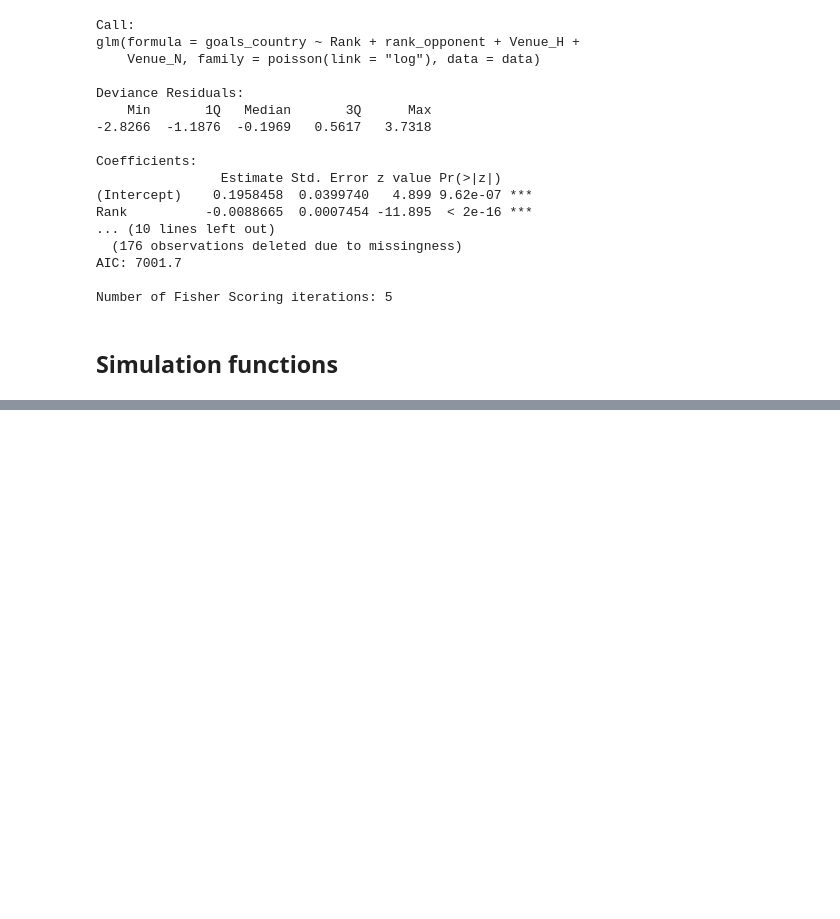
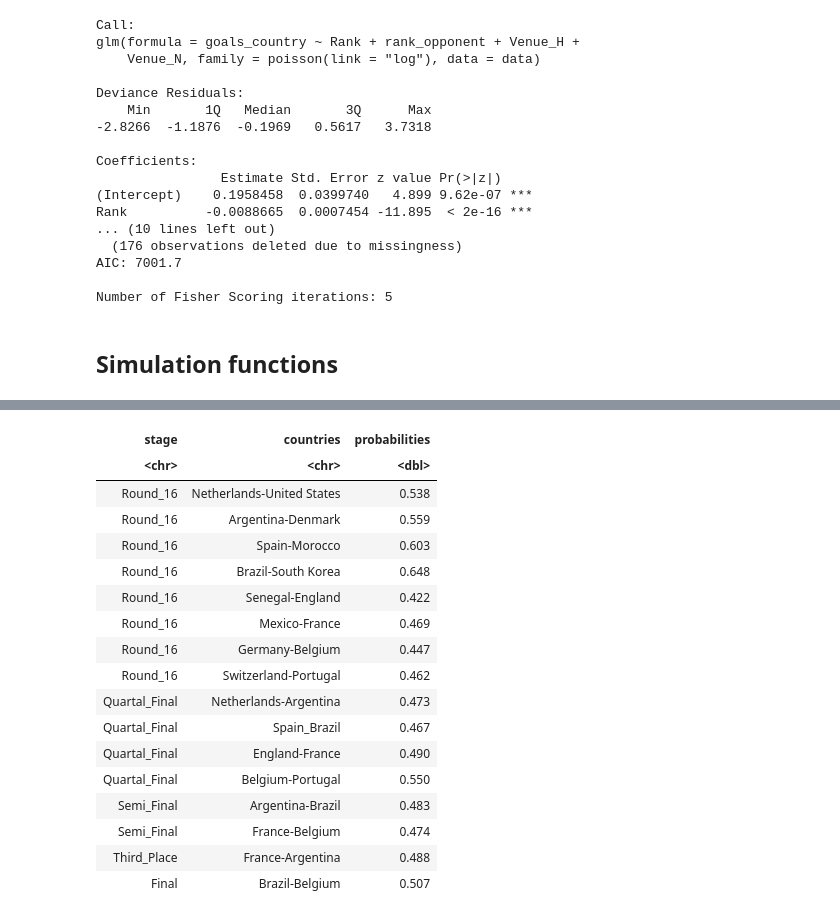
Before and after one commit to denisnaumov0506/FootballAnalyticsProject, a Jupyter notebook: FinalNotebook/finalNotebookFootball.ipynb, the cells around one changed output, grey strips where cells are left out. Saved outputs shown, nothing was run; the diff lists cells and outputs as text; code cells hidden in the pictures; blank space fills up the shorter version.

```diff
--- a/FinalNotebook/finalNotebookFootball.ipynb
+++ b/FinalNotebook/finalNotebookFootball.ipynb
@@ -921,0 +1032,9 @@ groupH = simulateGroupPlay(iter = 1000, test, model, 'Portugal', 'Ghana', 'Urugu
+# %%
+Netherlands_Argentina = simulatePlay(1000, 'Netherlands', 'Argentina', '2022-12-02')
+Spain_Brazil = simulatePlay(1000, 'Spain', 'Brazil', '2022-12-02')
+England_France = simulatePlay(1000, 'England', 'France', '2022-12-02')
+Belgium_Portugal = simulatePlay(1000, 'Belgium', 'Portugal', '2022-12-02')
+Netherlands_Argentina #-> 0.473 Argentina
+Spain_Brazil #-> 0.467 Brazil
+England_France #-> 0.49 France
+Belgium_Portugal #-> 0.55 Beglium
@@ -921,0 +1043,5 @@ groupH = simulateGroupPlay(iter = 1000, test, model, 'Portugal', 'Ghana', 'Urugu
+# %%
+Argentina_Brazil = simulatePlay(1000, 'Argentina', 'Brazil', '2022-12-02')
+France_Belgium = simulatePlay(1000, 'France', 'Belgium', '2022-12-02')
+Argentina_Brazil #-> 0.483 Brazil
+France_Belgium #-> 0.474 Belgium
@@ -921,0 +1053,3 @@ groupH = simulateGroupPlay(iter = 1000, test, model, 'Portugal', 'Ghana', 'Urugu
+# %%
+Brazil_Belgium = simulatePlay(1000, 'Brazil', 'Belgium', '2022-12-02')
+Brazil_Belgium
@@ -921,0 +1060,3 @@ groupH = simulateGroupPlay(iter = 1000, test, model, 'Portugal', 'Ghana', 'Urugu
+# %%
+France_Argentina = simulatePlay(1000, 'France', 'Argentina', '2022-12-02')
+France_Argentina
@@ -921,0 +1067,43 @@ groupH = simulateGroupPlay(iter = 1000, test, model, 'Portugal', 'Ghana', 'Urugu
+# %%
+data_R16_to_final = data.frame(
+    stage = c(rep('Round_16', 8), rep('Quartal_Final', 4), rep('Semi_Final', 2), 'Third_Place', 'Final'),
+    countries = c(
+        'Netherlands-United States',
+        'Argentina-Denmark',
+        'Spain-Morocco',
+        'Brazil-South Korea',
+        'Senegal-England',
+        'Mexico-France',
+        'Germany-Belgium',
+        'Switzerland-Portugal',
+        'Netherlands-Argentina',
+        'Spain_Brazil',
+        'England-France',
+        'Belgium-Portugal',
+        'Argentina-Brazil',
+        'France-Belgium',
+        'France-Argentina',
+        'Brazil-Belgium'
+    ),
+    probabilities = c(
+        Netherlands_US,
+        Argentina_Denmark,
+        Spain_Morocco,
+        Brazil_SouthKorea,
+        Senegal_England,
+        Mexico_France,
+        Germany_Belgium,
+        Switzerland_Portugal,
+        Netherlands_Argentina,
+        Spain_Brazil,
+        England_France,
+        Belgium_Portugal,
+        Argentina_Brazil,
+        France_Belgium,
+        France_Argentina,
+        Brazil_Belgium
+    )
+)
+
+data_R16_to_final
+# %% [output]
@@ -921,0 +1111,18 @@ groupH = simulateGroupPlay(iter = 1000, test, model, 'Portugal', 'Ghana', 'Urugu
+| stage | countries | probabilities |
+| <chr> | <chr> | <dbl> |
+| Round_16 | Netherlands-United States | 0.538 |
+| Round_16 | Argentina-Denmark | 0.559 |
+| Round_16 | Spain-Morocco | 0.603 |
+| Round_16 | Brazil-South Korea | 0.648 |
+| Round_16 | Senegal-England | 0.422 |
+| Round_16 | Mexico-France | 0.469 |
+| Round_16 | Germany-Belgium | 0.447 |
+| Round_16 | Switzerland-Portugal | 0.462 |
+| Quartal_Final | Netherlands-Argentina | 0.473 |
+| Quartal_Final | Spain_Brazil | 0.467 |
+| Quartal_Final | England-France | 0.490 |
+| Quartal_Final | Belgium-Portugal | 0.550 |
+| Semi_Final | Argentina-Brazil | 0.483 |
+| Semi_Final | France-Belgium | 0.474 |
+| Third_Place | France-Argentina | 0.488 |
+| Final | Brazil-Belgium | 0.507 |
```
Also changed, not shown: parts of 33 cells of this notebook.
